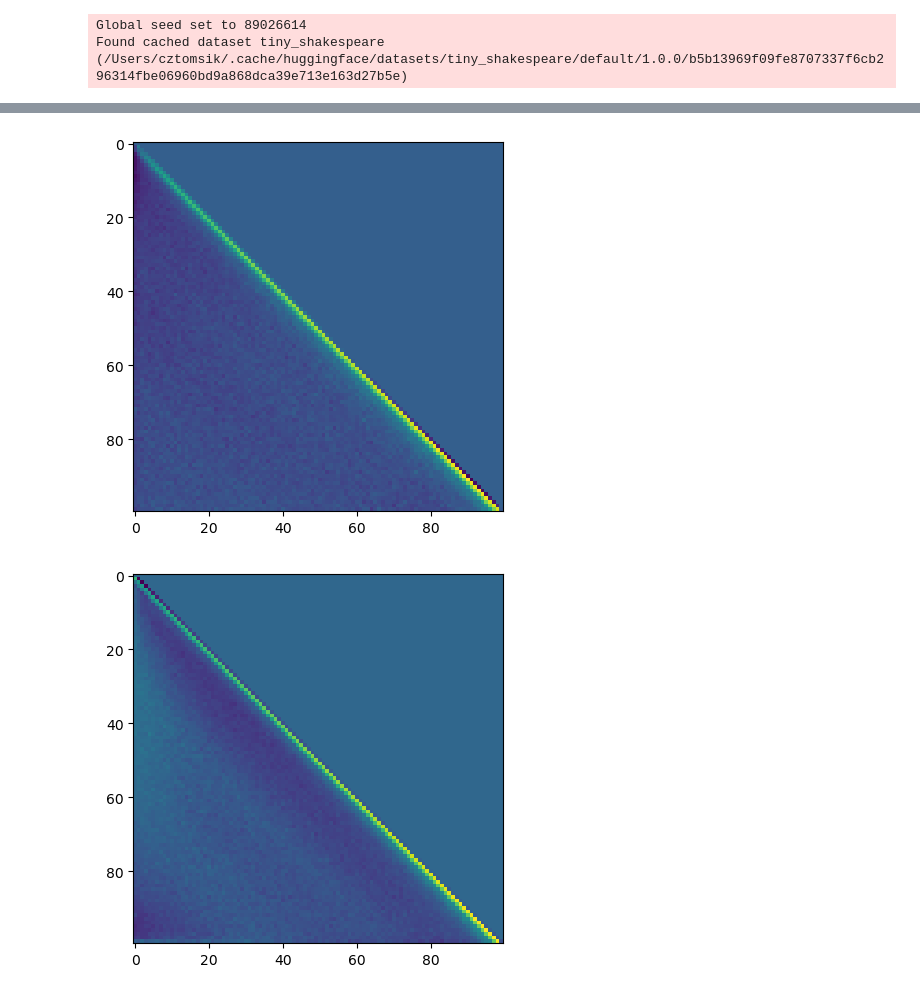
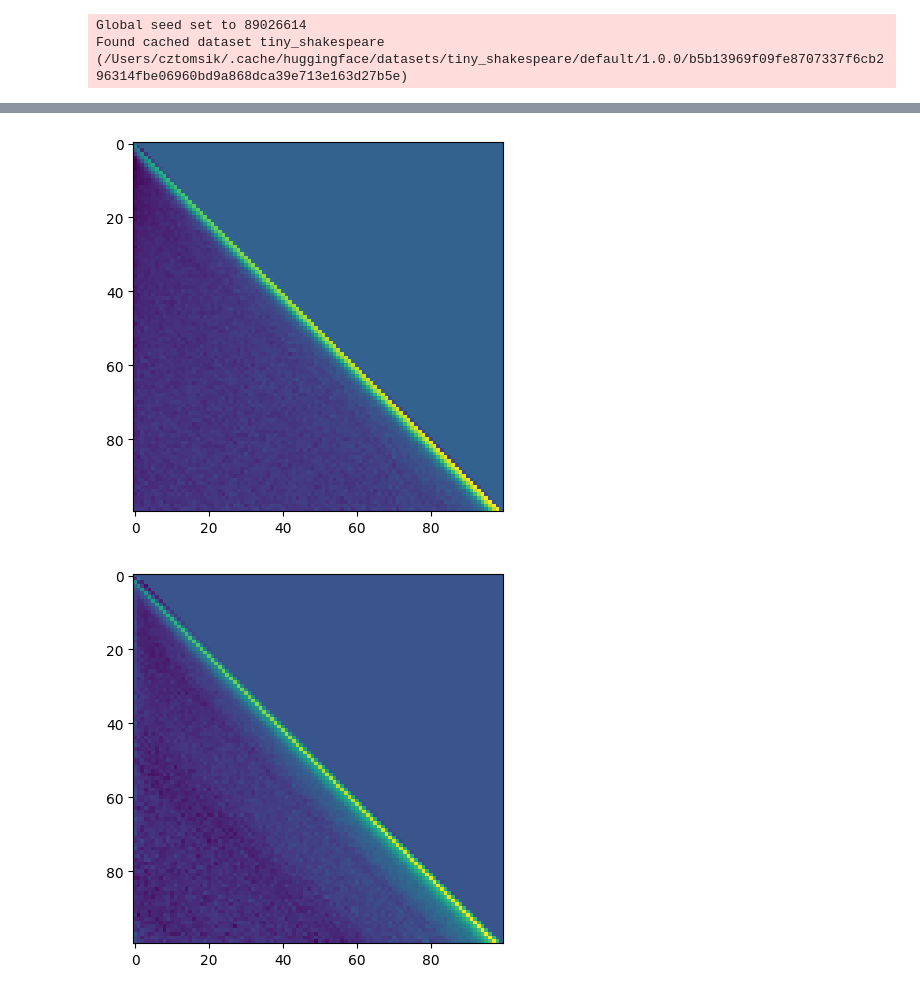
Before and after one commit to cztomsik/ML-experiments, a Jupyter notebook: aft.ipynb, the cells around one changed output, grey strips where cells are left out. Saved outputs shown, nothing was run; the diff lists cells and outputs as text; code cells hidden in the pictures.

```diff
--- a/aft.ipynb
+++ b/aft.ipynb
@@ -15,8 +15,10 @@ text = datasets.load_dataset('tiny_shakespeare')["train"][0]["text"]
 Global seed set to 89026614
 Found cached dataset tiny_shakespeare (/Users/cztomsik/.cache/huggingface/datasets/tiny_shakespeare/default/1.0.0/b5b13969f09fe8707337f6cb296314fbe06960bd9a868dca39e713e163d27b5e)
 # %%
-device = "cpu"
+device = "mps"
 block_size = 100
+test_size = 1500
+batch_size = 36
 
 class MyDataset(data.Dataset):
     def __init__(self, text):
@@ -25,7 +27,7 @@ class MyDataset(data.Dataset):
         self.vocab = vocab
         self.stoi = { ch: i for i, ch in enumerate(vocab) }
         self.itos = { i: ch for i, ch in enumerate(vocab) }
-        self.data = torch.tensor([self.stoi[ch] for ch in text], dtype=torch.long).to(device)
+        self.data = torch.tensor([self.stoi[ch] for ch in text], dtype=torch.long)
 
     def __len__(self):
         return self.data.size(0) - block_size - 1
@@ -35,6 +37,6 @@ class MyDataset(data.Dataset):
         return self.data[i:end], self.data[i + 1:end + 1]
 
 dataset = MyDataset(text)
-train = data.Subset(dataset, range(0, len(dataset) - 500))
-test = data.Subset(dataset, range(len(dataset) - 500, len(dataset)))
+train = data.Subset(dataset, range(0, len(dataset) - test_size))
+test = data.Subset(dataset, range(len(dataset) - test_size, len(dataset)))
 # %%
@@ -185,9 +180,9 @@ the death, his see to my book a
 `Trainer.fit` stopped: `max_epochs=25` reached.
 # %%
 from matplotlib import pyplot as plt
-for b in model.model.transformer[2]:
+for b in model.model.transformer[1]:
     plt.figure()
     plt.imshow(b.attn.wbias.detach().numpy())
 # %% [output]
-[figure, old version]
+[figure, new version]
-[figure, old version]
+[figure, new version]
```
Also changed, not shown: parts of 5 cells of this notebook.
